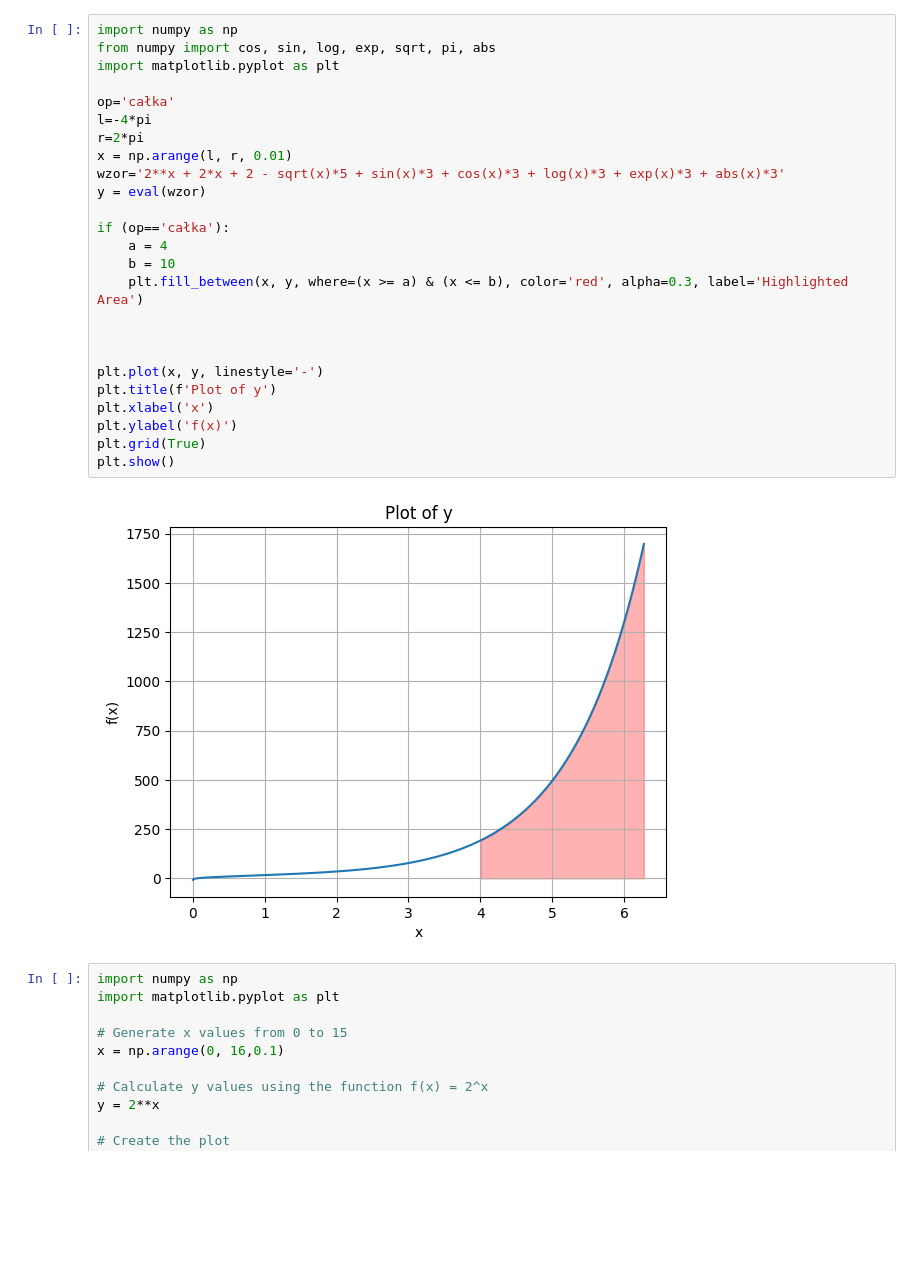
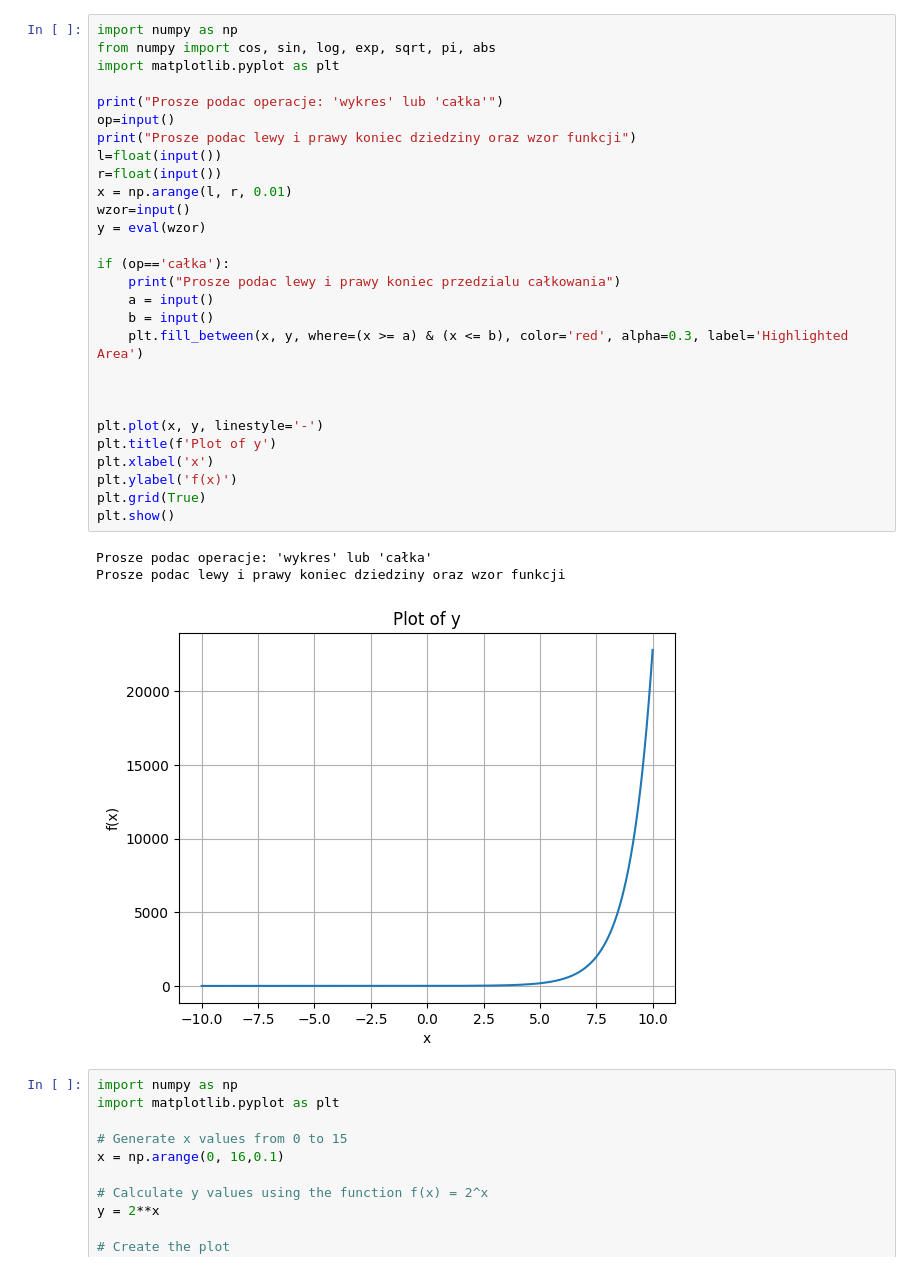
Before and after one commit to StanislawMorgas/SystemOperacjiNaFunkcjachPWI, a Jupyter notebook: Wykres_funkcji.ipynb, the cells around one changed output. Cells and saved outputs as stored; diff of their text form; blank space fills up the shorter version.

Commit message:
Modyfikacja funkcji rysującej wykresy
Usunąłem niepotrzebny kod oraz dodałem interaktywne instrukcje zwiększające komfort użytkowania programu.

```diff
--- a/Wykres_funkcji.ipynb
+++ b/Wykres_funkcji.ipynb
@@ -1,30 +1,35 @@
 # %%
 import numpy as np
 from numpy import cos, sin, log, exp, sqrt, pi, abs
 import matplotlib.pyplot as plt
 
-op='całka'
-l=-4*pi
-r=2*pi
+print("Prosze podac operacje: 'wykres' lub 'całka'")
+op=input()
+print("Prosze podac lewy i prawy koniec dziedziny oraz wzor funkcji")
+l=float(input())
+r=float(input())
 x = np.arange(l, r, 0.01)
-wzor='2**x + 2*x + 2 - sqrt(x)*5 + sin(x)*3 + cos(x)*3 + log(x)*3 + exp(x)*3 + abs(x)*3'
+wzor=input()
 y = eval(wzor)
 
 if (op=='całka'):
-    a = 4
-    b = 10
+    print("Prosze podac lewy i prawy koniec przedzialu całkowania")
+    a = input()
+    b = input()
     plt.fill_between(x, y, where=(x >= a) & (x <= b), color='red', alpha=0.3, label='Highlighted Area')
 
 
 
 plt.plot(x, y, linestyle='-')
 plt.title(f'Plot of y')
 plt.xlabel('x')
 plt.ylabel('f(x)')
 plt.grid(True)
 plt.show()
 # %% [output]
+Prosze podac operacje: 'wykres' lub 'całka'
+Prosze podac lewy i prawy koniec dziedziny oraz wzor funkcji
-[figure, old version]
+[figure, new version]
 # %%
 import numpy as np
 import matplotlib.pyplot as plt
```
